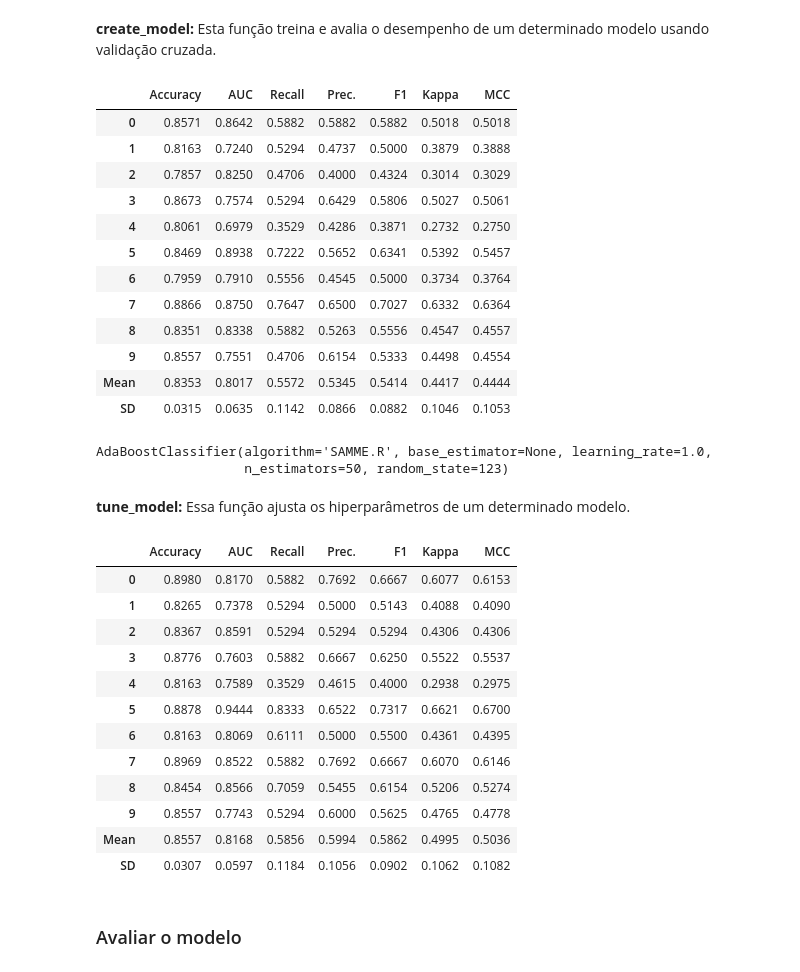
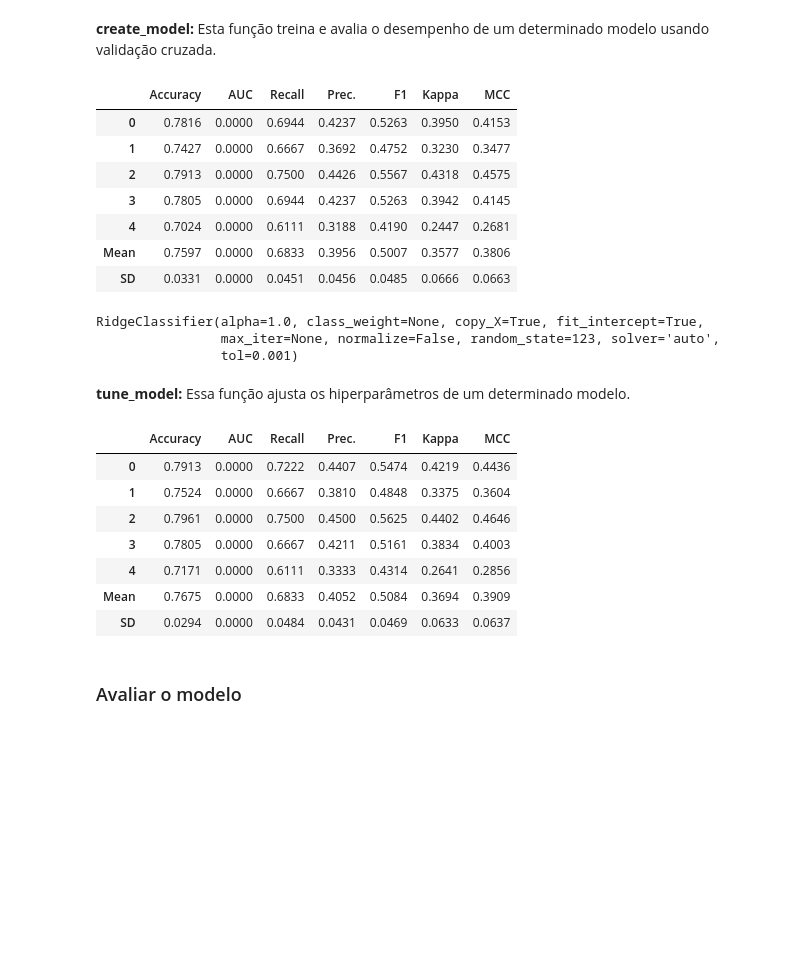
Before and after one commit to barbarasilveiraf/wids2021, a Jupyter notebook: src/hands_on_analyze_collaborators_with_answer.ipynb, the cells around one changed output. Drawn from its saved outputs; the diff is of its cells as text; code cells hidden in the pictures; blank space fills up the shorter version.

```diff
--- a/src/hands_on_analyze_collaborators_with_answer.ipynb
+++ b/src/hands_on_analyze_collaborators_with_answer.ipynb
@@ -522,44 +524,35 @@ Métricas Qual utilizar?
 # %% [markdown]
 <b> create_model: </b> Esta função treina e avalia o desempenho de um determinado modelo usando validação cruzada.
 # %%
-model = create_model('ada')
+model = create_model('ridge')
 # %% [output]
 |  | Accuracy | AUC | Recall | Prec. | F1 | Kappa | MCC |
-| 0 | 0.8571 | 0.8642 | 0.5882 | 0.5882 | 0.5882 | 0.5018 | 0.5018 |
-| 1 | 0.8163 | 0.7240 | 0.5294 | 0.4737 | 0.5000 | 0.3879 | 0.3888 |
-| 2 | 0.7857 | 0.8250 | 0.4706 | 0.4000 | 0.4324 | 0.3014 | 0.3029 |
-| 3 | 0.8673 | 0.7574 | 0.5294 | 0.6429 | 0.5806 | 0.5027 | 0.5061 |
-| 4 | 0.8061 | 0.6979 | 0.3529 | 0.4286 | 0.3871 | 0.2732 | 0.2750 |
-| 5 | 0.8469 | 0.8938 | 0.7222 | 0.5652 | 0.6341 | 0.5392 | 0.5457 |
-| 6 | 0.7959 | 0.7910 | 0.5556 | 0.4545 | 0.5000 | 0.3734 | 0.3764 |
-| 7 | 0.8866 | 0.8750 | 0.7647 | 0.6500 | 0.7027 | 0.6332 | 0.6364 |
-| 8 | 0.8351 | 0.8338 | 0.5882 | 0.5263 | 0.5556 | 0.4547 | 0.4557 |
-| 9 | 0.8557 | 0.7551 | 0.4706 | 0.6154 | 0.5333 | 0.4498 | 0.4554 |
-| Mean | 0.8353 | 0.8017 | 0.5572 | 0.5345 | 0.5414 | 0.4417 | 0.4444 |
-| SD | 0.0315 | 0.0635 | 0.1142 | 0.0866 | 0.0882 | 0.1046 | 0.1053 |
+| 0 | 0.7816 | 0.0000 | 0.6944 | 0.4237 | 0.5263 | 0.3950 | 0.4153 |
+| 1 | 0.7427 | 0.0000 | 0.6667 | 0.3692 | 0.4752 | 0.3230 | 0.3477 |
+| 2 | 0.7913 | 0.0000 | 0.7500 | 0.4426 | 0.5567 | 0.4318 | 0.4575 |
+| 3 | 0.7805 | 0.0000 | 0.6944 | 0.4237 | 0.5263 | 0.3942 | 0.4145 |
+| 4 | 0.7024 | 0.0000 | 0.6111 | 0.3188 | 0.4190 | 0.2447 | 0.2681 |
+| Mean | 0.7597 | 0.0000 | 0.6833 | 0.3956 | 0.5007 | 0.3577 | 0.3806 |
+| SD | 0.0331 | 0.0000 | 0.0451 | 0.0456 | 0.0485 | 0.0666 | 0.0663 |
 # %%
 print(model)
 # %% [output]
-AdaBoostClassifier(algorithm='SAMME.R', base_estimator=None, learning_rate=1.0,
-                   n_estimators=50, random_state=123)
+RidgeClassifier(alpha=1.0, class_weight=None, copy_X=True, fit_intercept=True,
+                max_iter=None, normalize=False, random_state=123, solver='auto',
+                tol=0.001)
 # %% [markdown]
 <b> tune_model:</b> Essa função ajusta os hiperparâmetros de um determinado modelo.
 # %%
 tuned_model = tune_model(model)
 # %% [output]
 |  | Accuracy | AUC | Recall | Prec. | F1 | Kappa | MCC |
-| 0 | 0.8980 | 0.8170 | 0.5882 | 0.7692 | 0.6667 | 0.6077 | 0.6153 |
-| 1 | 0.8265 | 0.7378 | 0.5294 | 0.5000 | 0.5143 | 0.4088 | 0.4090 |
-| 2 | 0.8367 | 0.8591 | 0.5294 | 0.5294 | 0.5294 | 0.4306 | 0.4306 |
-| 3 | 0.8776 | 0.7603 | 0.5882 | 0.6667 | 0.6250 | 0.5522 | 0.5537 |
-| 4 | 0.8163 | 0.7589 | 0.3529 | 0.4615 | 0.4000 | 0.2938 | 0.2975 |
-| 5 | 0.8878 | 0.9444 | 0.8333 | 0.6522 | 0.7317 | 0.6621 | 0.6700 |
-| 6 | 0.8163 | 0.8069 | 0.6111 | 0.5000 | 0.5500 | 0.4361 | 0.4395 |
-| 7 | 0.8969 | 0.8522 | 0.5882 | 0.7692 | 0.6667 | 0.6070 | 0.6146 |
-| 8 | 0.8454 | 0.8566 | 0.7059 | 0.5455 | 0.6154 | 0.5206 | 0.5274 |
-| 9 | 0.8557 | 0.7743 | 0.5294 | 0.6000 | 0.5625 | 0.4765 | 0.4778 |
-| Mean | 0.8557 | 0.8168 | 0.5856 | 0.5994 | 0.5862 | 0.4995 | 0.5036 |
-| SD | 0.0307 | 0.0597 | 0.1184 | 0.1056 | 0.0902 | 0.1062 | 0.1082 |
+| 0 | 0.7913 | 0.0000 | 0.7222 | 0.4407 | 0.5474 | 0.4219 | 0.4436 |
+| 1 | 0.7524 | 0.0000 | 0.6667 | 0.3810 | 0.4848 | 0.3375 | 0.3604 |
+| 2 | 0.7961 | 0.0000 | 0.7500 | 0.4500 | 0.5625 | 0.4402 | 0.4646 |
+| 3 | 0.7805 | 0.0000 | 0.6667 | 0.4211 | 0.5161 | 0.3834 | 0.4003 |
+| 4 | 0.7171 | 0.0000 | 0.6111 | 0.3333 | 0.4314 | 0.2641 | 0.2856 |
+| Mean | 0.7675 | 0.0000 | 0.6833 | 0.4052 | 0.5084 | 0.3694 | 0.3909 |
+| SD | 0.0294 | 0.0000 | 0.0484 | 0.0431 | 0.0469 | 0.0633 | 0.0637 |
 # %% [markdown]
 ### Avaliar o modelo
 # %% [markdown]
```
Also changed, not shown: parts of 24 cells of this notebook, 7 other files.
